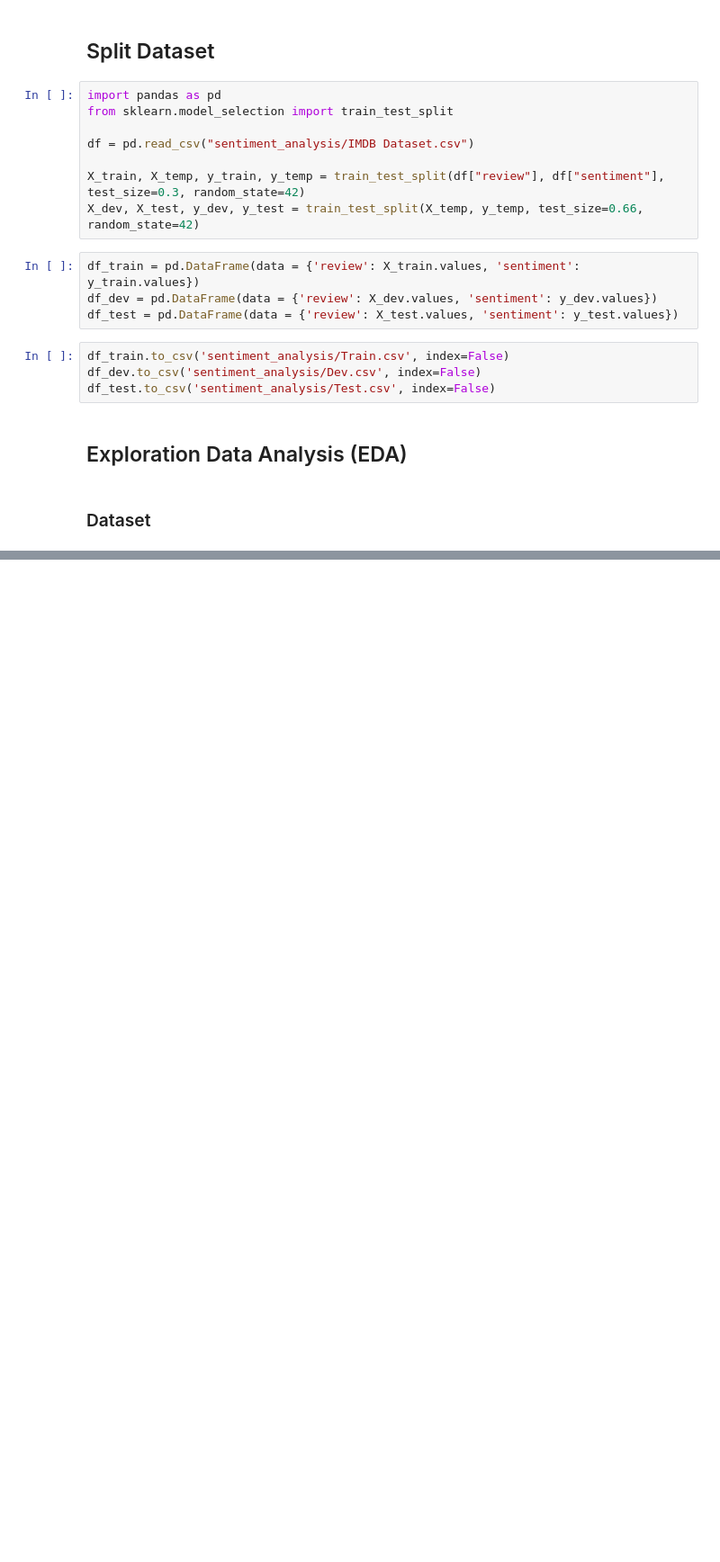
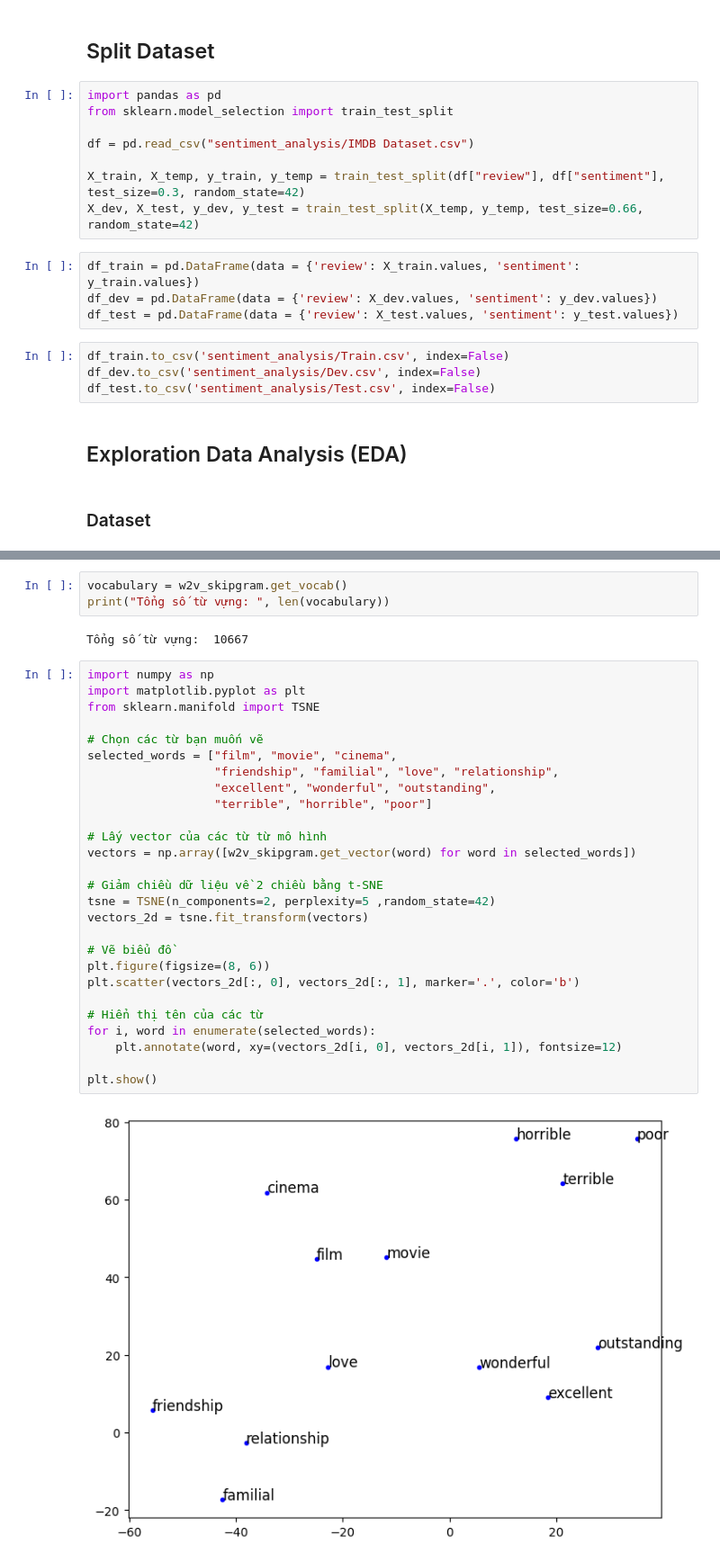
Before and after one commit to dqtphu30/Hybrid-Rcommendation-System-for-Movie-with-Review-Sentiment-Analysis, a Jupyter notebook: EDA.ipynb, the cells around one changed output, grey strips where cells are left out. Shown at 90% size. Saved outputs shown, nothing was run; the diff lists cells and outputs as text; blank space fills up the shorter version.

```diff
--- a/EDA.ipynb
+++ b/EDA.ipynb
@@ -46,0 +83,34 @@ vectorizer.document_counts()
+# %%
+vocabulary = w2v_skipgram.get_vocab()
+print("Tổng số từ vựng: ", len(vocabulary))
+# %% [output]
+Tổng số từ vựng:  10667
+# %%
+import numpy as np
+import matplotlib.pyplot as plt
+from sklearn.manifold import TSNE
+
+# Chọn các từ bạn muốn vẽ
+selected_words = ["film", "movie", "cinema",
+                  "friendship", "familial", "love", "relationship",
+                  "excellent", "wonderful", "outstanding",
+                  "terrible", "horrible", "poor"]
+
+# Lấy vector của các từ từ mô hình
+vectors = np.array([w2v_skipgram.get_vector(word) for word in selected_words])
+
+# Giảm chiều dữ liệu về 2 chiều bằng t-SNE
+tsne = TSNE(n_components=2, perplexity=5 ,random_state=42)
+vectors_2d = tsne.fit_transform(vectors)
+
+# Vẽ biểu đồ
+plt.figure(figsize=(8, 6))
+plt.scatter(vectors_2d[:, 0], vectors_2d[:, 1], marker='.', color='b')
+
+# Hiển thị tên của các từ
+for i, word in enumerate(selected_words):
+    plt.annotate(word, xy=(vectors_2d[i, 0], vectors_2d[i, 1]), fontsize=12)
+
+plt.show()
+# %% [output]
+[figure, added]
```
Also changed, not shown: parts of 12 cells of this notebook.
